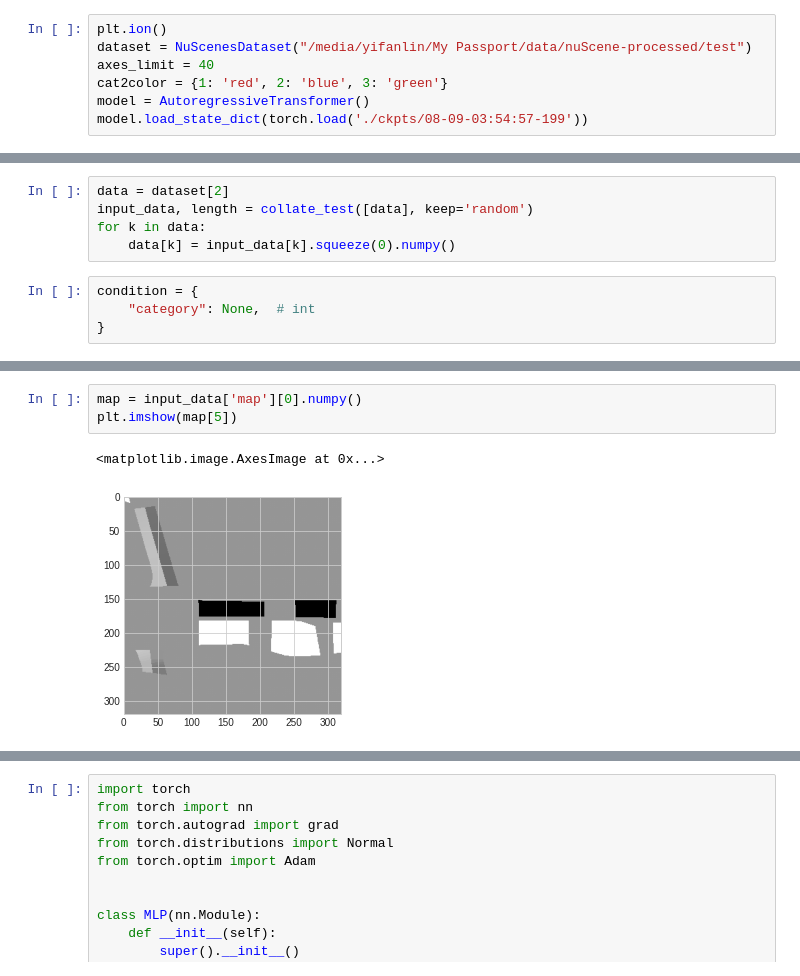
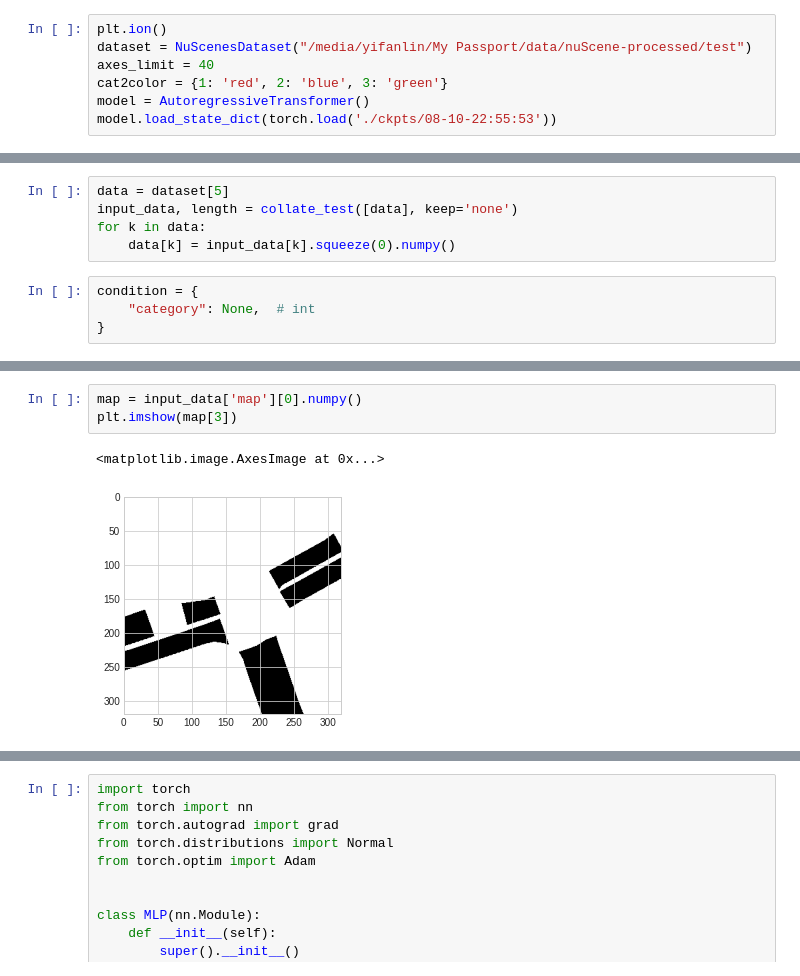
Before and after one commit to Abracadabra0/ATISS-Traffic, a Jupyter notebook: visualize.ipynb, the cells around one changed output, grey strips where cells are left out. Saved outputs shown, nothing was run; the diff lists cells and outputs as text.

```diff
--- a/visualize.ipynb
+++ b/visualize.ipynb
@@ -22,12 +22,12 @@ dataset = NuScenesDataset("/media/yifanlin/My Passport/data/nuScene-processed/te
 axes_limit = 40
 cat2color = {1: 'red', 2: 'blue', 3: 'green'}
 model = AutoregressiveTransformer()
-model.load_state_dict(torch.load('./ckpts/08-09-03:54:57-199'))
+model.load_state_dict(torch.load('./ckpts/08-10-22:55:53'))
 # %% [output]
 <All keys matched successfully>
 # %%
-data = dataset[2]
-input_data, length = collate_test([data], keep='random')
+data = dataset[5]
+input_data, length = collate_test([data], keep='none')
 for k in data:
     data[k] = input_data[k].squeeze(0).numpy()
 # %%
@@ -84,9 +84,9 @@ Clipping input data to the valid range for imshow with RGB data ([0..1] for floa
 # %%
 map = input_data['map'][0].numpy()
-plt.imshow(map[5])
+plt.imshow(map[3])
 # %% [output]
 <matplotlib.image.AxesImage at 0x...>
-[figure, old version]
+[figure, new version]
 # %%
 prob_map = probs['location'].log_prob(torch.tensor(np.arange(6400))).reshape(80, 80).numpy()
 prob_map = np.exp(prob_map)
```
Also changed, not shown: parts of 6 cells of this notebook, 2 other files.
